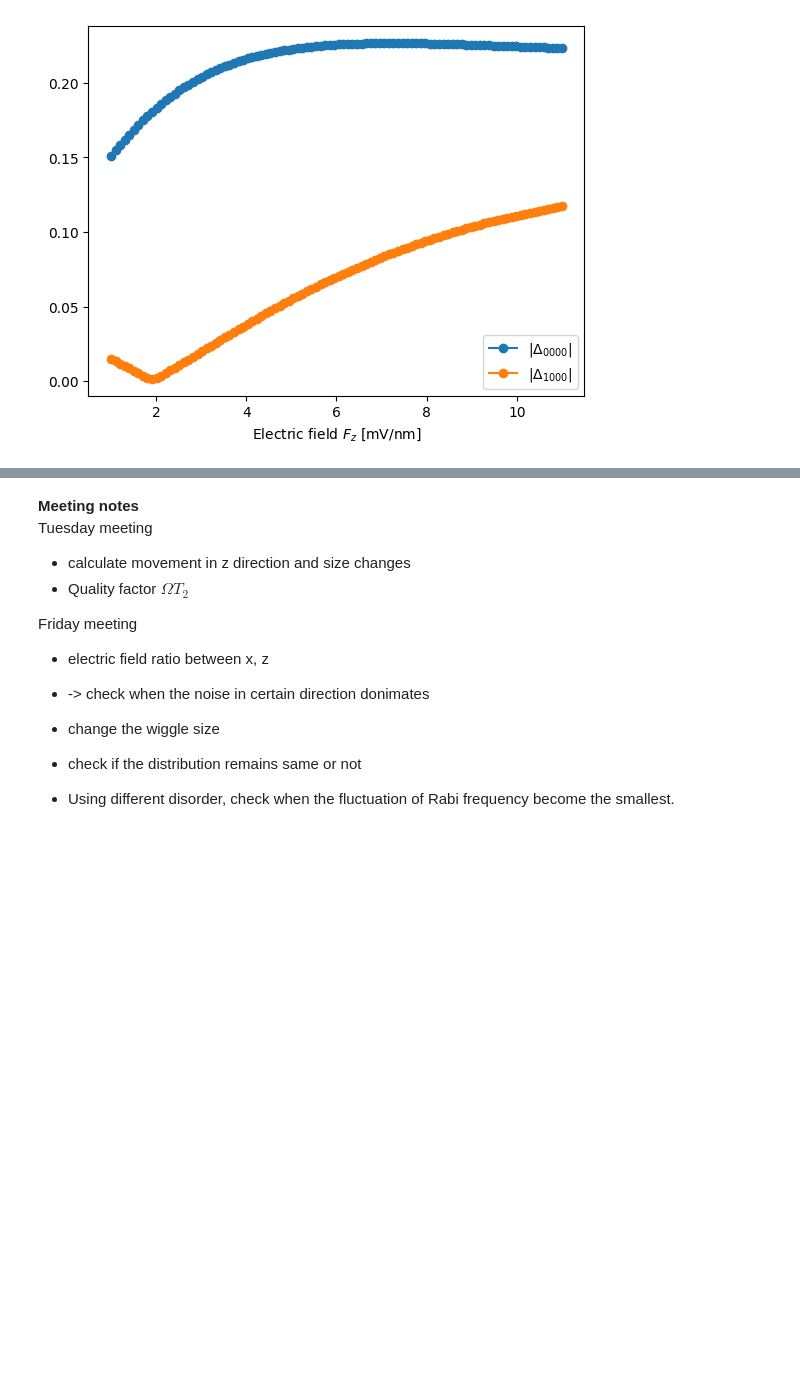
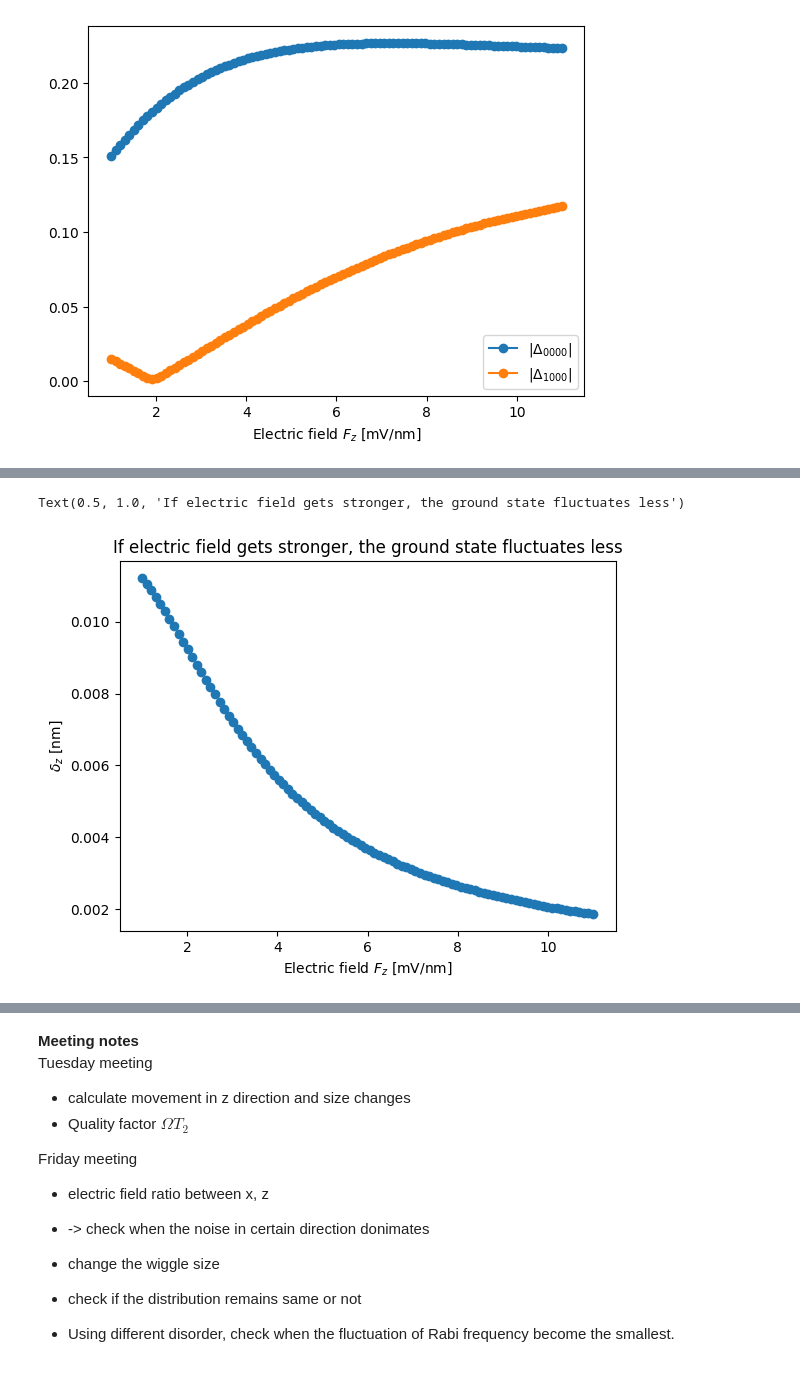
Before and after one commit to Minyoung-Kim1110/Rabi_WW, a Jupyter notebook: main.ipynb, the cells around one changed output, grey strips where cells are left out. Drawn from its saved outputs; the diff is of its cells as text; code cells hidden in the pictures; blank space fills up the shorter version.

```diff
--- a/main.ipynb
+++ b/main.ipynb
@@ -473,0 +568,8 @@ plt.legend()
+# %%
+plt.plot(electric_field_sketch, std_z_loc, 'o')
+plt.xlabel('Electric field '+r'$F_z$'+' [mV/nm]')
+plt.ylabel(r'$\delta_z$'+' [nm]')
+plt.title('If electric field gets stronger, the ground state fluctuates less')
+# %% [output]
+Text(0.5, 1.0, 'If electric field gets stronger, the ground state fluctuates less')
+[figure, added]
```
Also changed, not shown: parts of 9 cells of this notebook, 2 other files.
